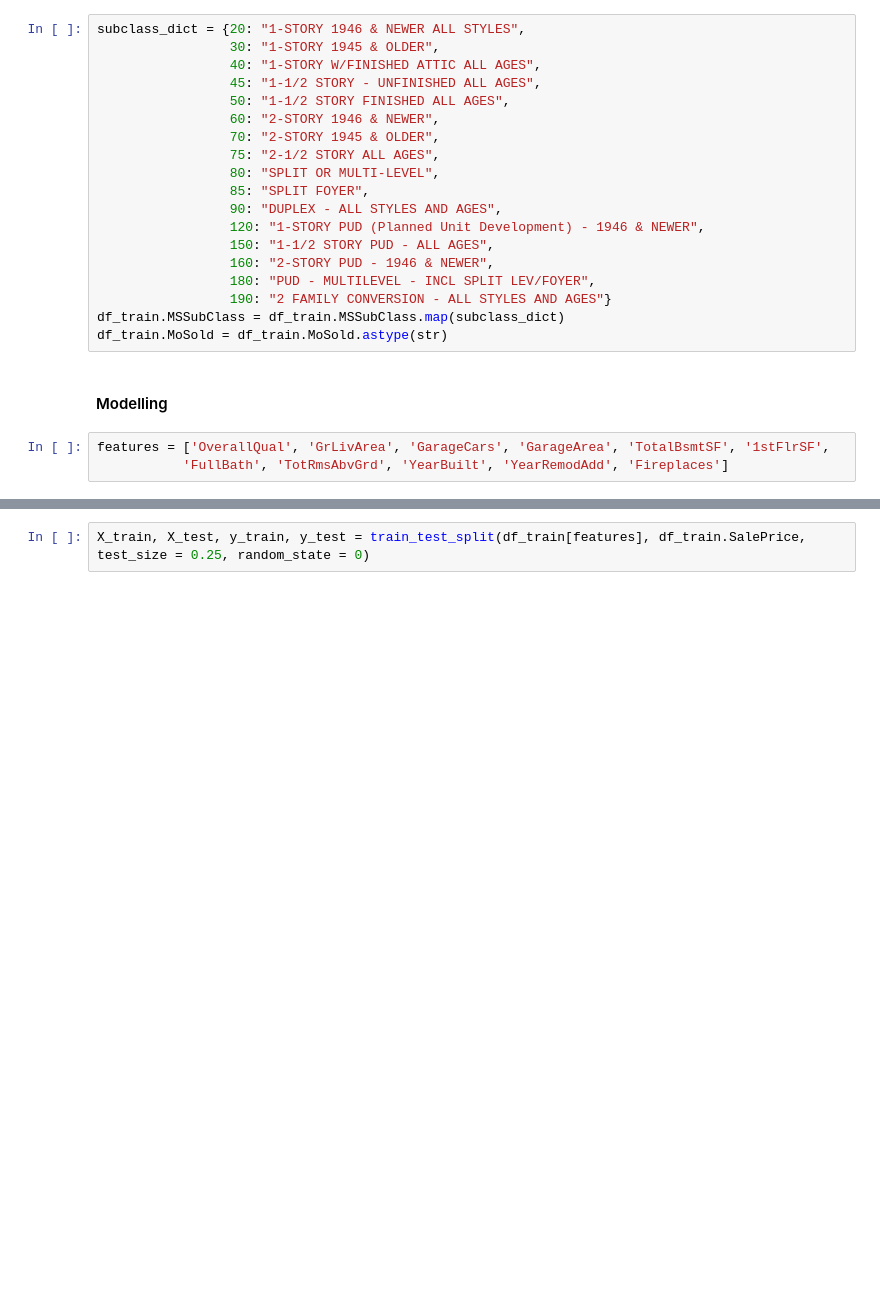
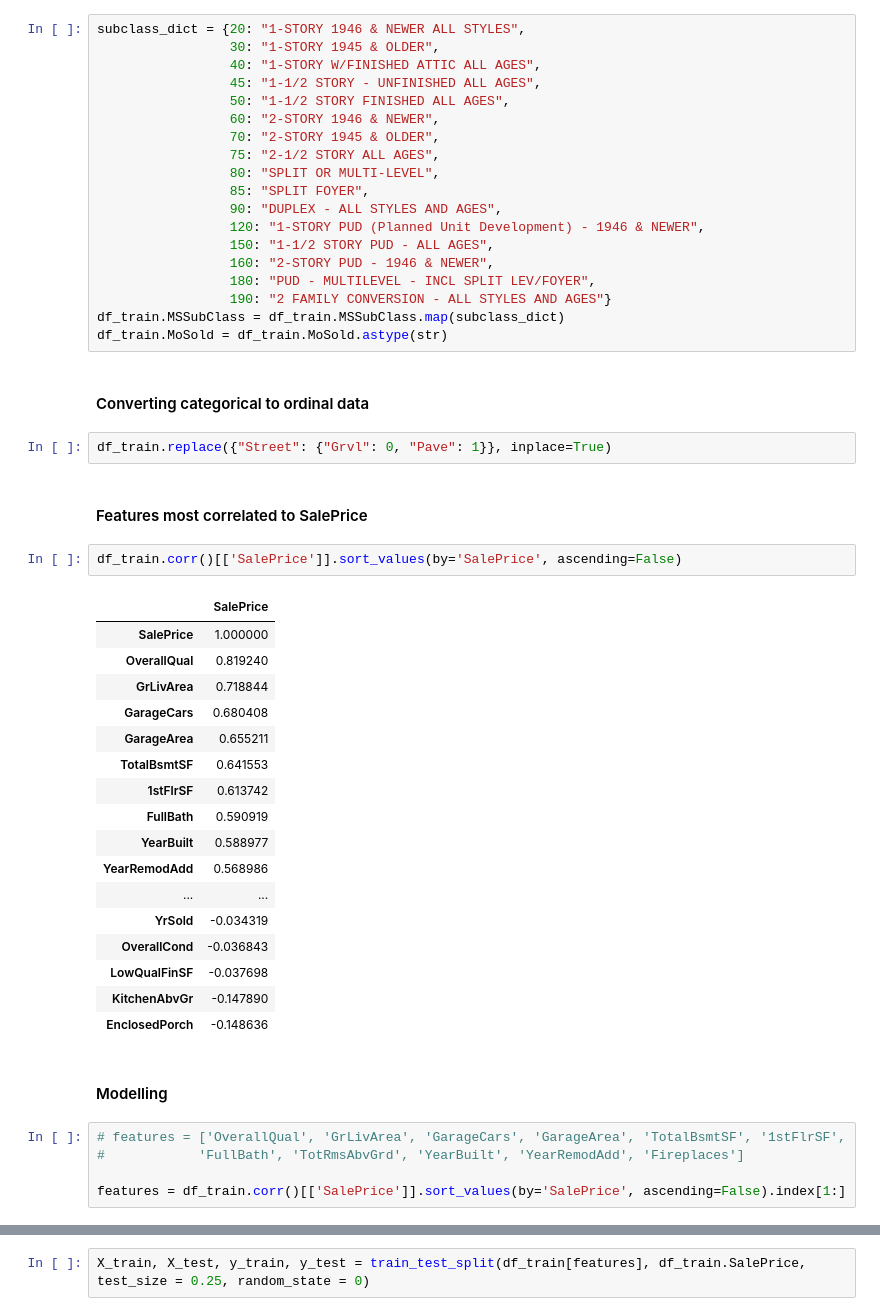
Before and after one commit to snaylix/House-prices-prediction, a Jupyter notebook: 04_linear_regression_house-prices_prediction_2021-07-17.ipynb, the cells around one changed output, grey strips where cells are left out. Saved outputs shown, nothing was run; the diff lists cells and outputs as text; blank space fills up the shorter version.

```diff
--- a/04_linear_regression_house-prices_prediction_2021-07-17.ipynb
+++ b/04_linear_regression_house-prices_prediction_2021-07-17.ipynb
@@ -115,11 +115,39 @@ subclass_dict = {20: "1-STORY 1946 & NEWER ALL STYLES",
                  190: "2 FAMILY CONVERSION - ALL STYLES AND AGES"}
 df_train.MSSubClass = df_train.MSSubClass.map(subclass_dict)
 df_train.MoSold = df_train.MoSold.astype(str)
+# %% [markdown]
+#### Converting categorical to ordinal data
+# %%
+df_train.replace({"Street": {"Grvl": 0, "Pave": 1}}, inplace=True)
+# %% [markdown]
+#### Features most correlated to SalePrice
+# %%
+df_train.corr()[['SalePrice']].sort_values(by='SalePrice', ascending=False)
+# %% [output]
+|  | SalePrice |
+| SalePrice | 1.000000 |
+| OverallQual | 0.819240 |
+| GrLivArea | 0.718844 |
+| GarageCars | 0.680408 |
+| GarageArea | 0.655211 |
+| TotalBsmtSF | 0.641553 |
+| 1stFlrSF | 0.613742 |
+| FullBath | 0.590919 |
+| YearBuilt | 0.588977 |
+| YearRemodAdd | 0.568986 |
+| ... | ... |
+| YrSold | -0.034319 |
+| OverallCond | -0.036843 |
+| LowQualFinSF | -0.037698 |
+| KitchenAbvGr | -0.147890 |
+| EnclosedPorch | -0.148636 |
 # %% [markdown]
 #### Modelling
 # %%
-features = ['OverallQual', 'GrLivArea', 'GarageCars', 'GarageArea', 'TotalBsmtSF', '1stFlrSF',
-           'FullBath', 'TotRmsAbvGrd', 'YearBuilt', 'YearRemodAdd', 'Fireplaces']
+# features = ['OverallQual', 'GrLivArea', 'GarageCars', 'GarageArea', 'TotalBsmtSF', '1stFlrSF',
+#            'FullBath', 'TotRmsAbvGrd', 'YearBuilt', 'YearRemodAdd', 'Fireplaces']
+
+features = df_train.corr()[['SalePrice']].sort_values(by='SalePrice', ascending=False).index[1:]
 # %%
 def iterate_model_features(features):
     for feature in features:
```
Also changed, not shown: parts of 9 cells of this notebook, 1 other file.
